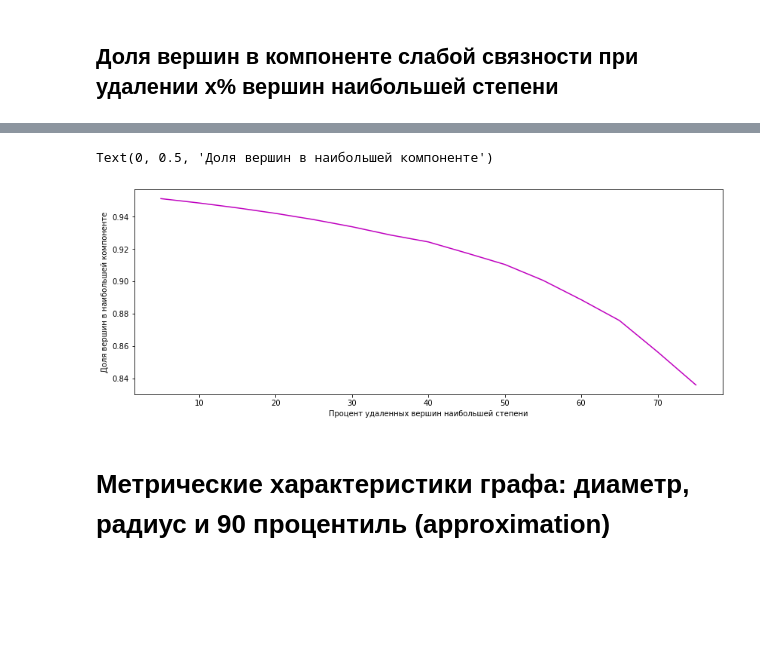
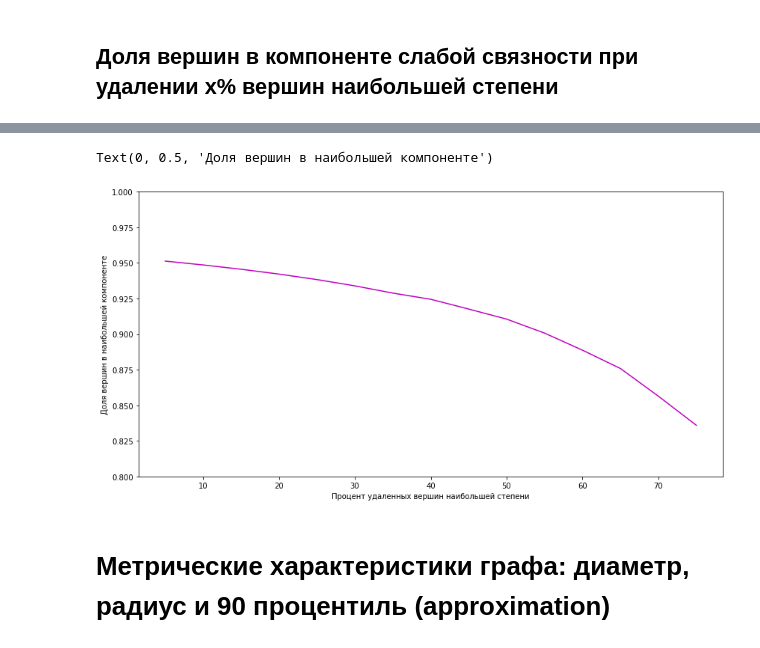
Before and after one commit to AnatolyAdamovich/graph-analysis, a Jupyter notebook: CO-Astro.ipynb, the cells around one changed output, grey strips where cells are left out. Saved outputs shown, nothing was run; the diff lists cells and outputs as text; code cells hidden in the pictures; blank space fills up the shorter version.

```diff
--- a/CO-Astro.ipynb
+++ b/CO-Astro.ipynb
@@ -85,8 +89,9 @@ for x in procent_of_removing:
     props.append(proportion)
 
 
-plt.figure(figsize=(14, 5))
+plt.figure(figsize=(14, 7))
 plt.plot(procent_of_removing, props, 'm')
+plt.ylim(0.8, 1)
 plt.xlabel('Процент удаленных вершин наибольшей степени')
 plt.ylabel('Доля вершин в наибольшей компоненте')
 # %% [output]
@@ -94,5 +99,5 @@ Wall time: 209 ms
 Text(0, 0.5, 'Доля вершин в наибольшей компоненте')
-[figure, old version]
+[figure, new version]
 # %% [markdown]
 # Метрические характеристики графа: диаметр, радиус и 90 процентиль (approximation)
 # %%
```
Also changed, not shown: parts of 5 cells of this notebook, 2 other files.
